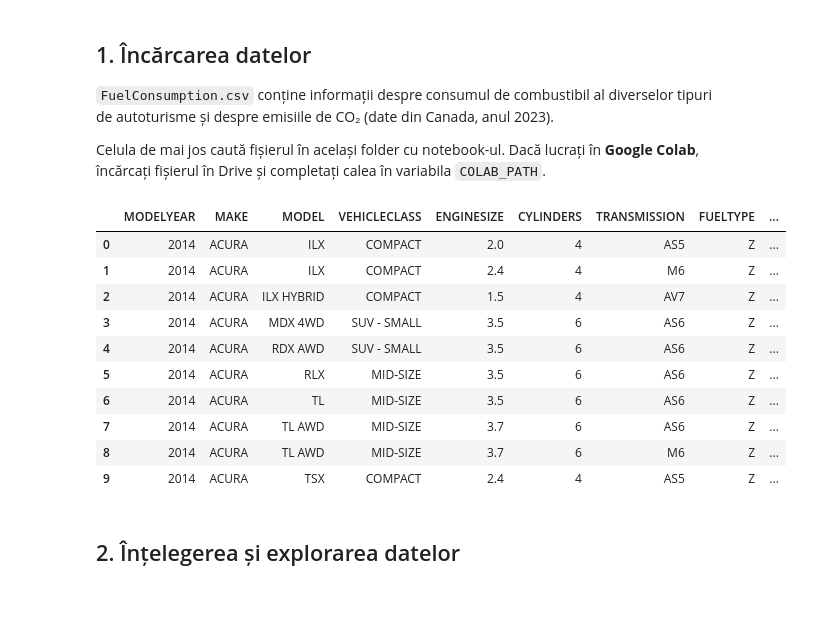
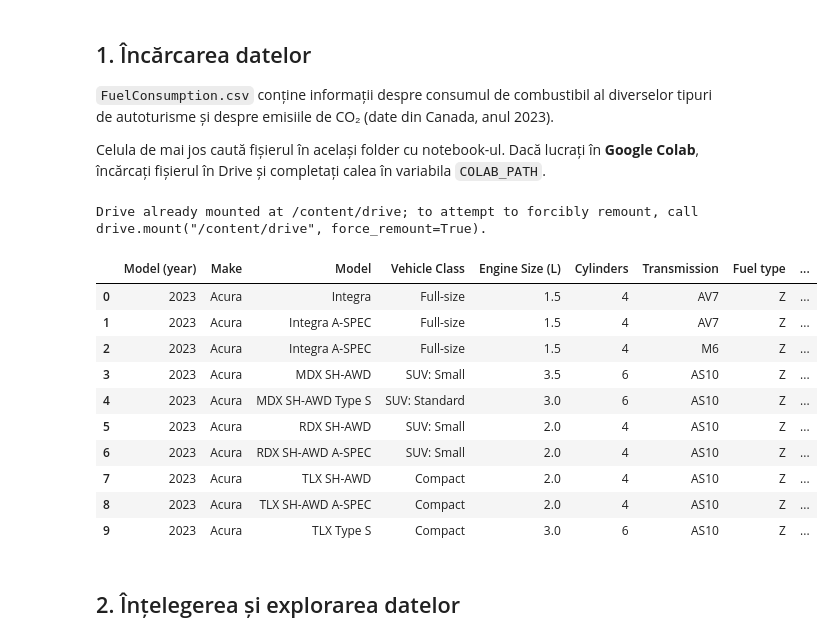
Before and after one commit to ralucapestritu/ML_Seminar_Pestritu-BoborocRaluca, a Jupyter notebook: lp3_machine_learning_in_python.ipynb, the cells around one changed output. Cells and saved outputs as stored; diff of their text form; code cells hidden in the pictures; blank space fills up the shorter version.

```diff
--- a/lp3_machine_learning_in_python.ipynb
+++ b/lp3_machine_learning_in_python.ipynb
@@ -43,41 +43,34 @@ sns.set_theme(style='whitegrid')
 
 Celula de mai jos caută fișierul în același folder cu notebook-ul. Dacă lucrați în **Google Colab**, încărcați fișierul în Drive și completați calea în variabila `COLAB_PATH`.
 # %%
-FUEL_FILE = "FuelConsumption.csv"
-URL = "/content/drive/MyDrive/Machine learning in Python 2026-2027/FuelConsumption.csv"
+FUEL_FILE = "FuelConsumption (3).csv"
+COLAB_PATH = "/content/drive/MyDrive/FuelConsumption (3).csv"
 
 if not os.path.exists(FUEL_FILE):
     try:
-        print("Descărcăm setul de date FuelConsumption...")
-        import urllib.request
-        urllib.request.urlretrieve(URL, FUEL_FILE)
-        print("Descărcare finalizată cu succes!")
-    except Exception as e:
-        print(f"Descărcarea a eșuat: {e}")
-        COLAB_PATH = "/content/drive/MyDrive/Machine learning in Python 2026-2027/FuelConsumption.csv"
-        try:
-            from google.colab import drive
-            drive.mount('/content/drive')
-            FUEL_FILE = COLAB_PATH
-        except ImportError:
-            raise FileNotFoundError(
-                "Nu găsesc 'FuelConsumption.csv'. Copiați fișierul în același folder cu notebook-ul și rulați din nou."
-            )
+        from google.colab import drive
+        drive.mount('/content/drive')
+        FUEL_FILE = COLAB_PATH
+    except ImportError:
+        raise FileNotFoundError(
+            "Nu găsesc 'FuelConsumption (3).csv'. Copiați fișierul în același folder cu notebook-ul și rulați din nou."
+        )
 
 Fuel_df = pd.read_csv(FUEL_FILE, encoding='latin-1')
 Fuel_df.head(10)
 # %% [output]
+Drive already mounted at /content/drive; to attempt to forcibly remount, call drive.mount("/content/drive", force_remount=True).
-|  | MODELYEAR | MAKE | MODEL | VEHICLECLASS | ENGINESIZE | CYLINDERS | TRANSMISSION | FUELTYPE | ... |
-| 0 | 2014 | ACURA | ILX | COMPACT | 2.0 | 4 | AS5 | Z | ... |
-| 1 | 2014 | ACURA | ILX | COMPACT | 2.4 | 4 | M6 | Z | ... |
-| 2 | 2014 | ACURA | ILX HYBRID | COMPACT | 1.5 | 4 | AV7 | Z | ... |
-| 3 | 2014 | ACURA | MDX 4WD | SUV - SMALL | 3.5 | 6 | AS6 | Z | ... |
-| 4 | 2014 | ACURA | RDX AWD | SUV - SMALL | 3.5 | 6 | AS6 | Z | ... |
-| 5 | 2014 | ACURA | RLX | MID-SIZE | 3.5 | 6 | AS6 | Z | ... |
-| 6 | 2014 | ACURA | TL | MID-SIZE | 3.5 | 6 | AS6 | Z | ... |
-| 7 | 2014 | ACURA | TL AWD | MID-SIZE | 3.7 | 6 | AS6 | Z | ... |
-| 8 | 2014 | ACURA | TL AWD | MID-SIZE | 3.7 | 6 | M6 | Z | ... |
-| 9 | 2014 | ACURA | TSX | COMPACT | 2.4 | 4 | AS5 | Z | ... |
+|  | Model (year) | Make | Model | Vehicle Class | Engine Size (L) | Cylinders | Transmission | Fuel type | ... |
+| 0 | 2023 | Acura | Integra | Full-size | 1.5 | 4 | AV7 | Z | ... |
+| 1 | 2023 | Acura | Integra A-SPEC | Full-size | 1.5 | 4 | AV7 | Z | ... |
+| 2 | 2023 | Acura | Integra A-SPEC | Full-size | 1.5 | 4 | M6 | Z | ... |
+| 3 | 2023 | Acura | MDX SH-AWD | SUV: Small | 3.5 | 6 | AS10 | Z | ... |
+| 4 | 2023 | Acura | MDX SH-AWD Type S | SUV: Standard | 3.0 | 6 | AS10 | Z | ... |
+| 5 | 2023 | Acura | RDX SH-AWD | SUV: Small | 2.0 | 4 | AS10 | Z | ... |
+| 6 | 2023 | Acura | RDX SH-AWD A-SPEC | SUV: Small | 2.0 | 4 | AS10 | Z | ... |
+| 7 | 2023 | Acura | TLX SH-AWD | Compact | 2.0 | 4 | AS10 | Z | ... |
+| 8 | 2023 | Acura | TLX SH-AWD A-SPEC | Compact | 2.0 | 4 | AS10 | Z | ... |
+| 9 | 2023 | Acura | TLX Type S | Compact | 3.0 | 6 | AS10 | Z | ... |
 # %% [markdown]
 ## 2. Înțelegerea și explorarea datelor
 # %%
```
Also changed, not shown: parts of 3 cells of this notebook.
